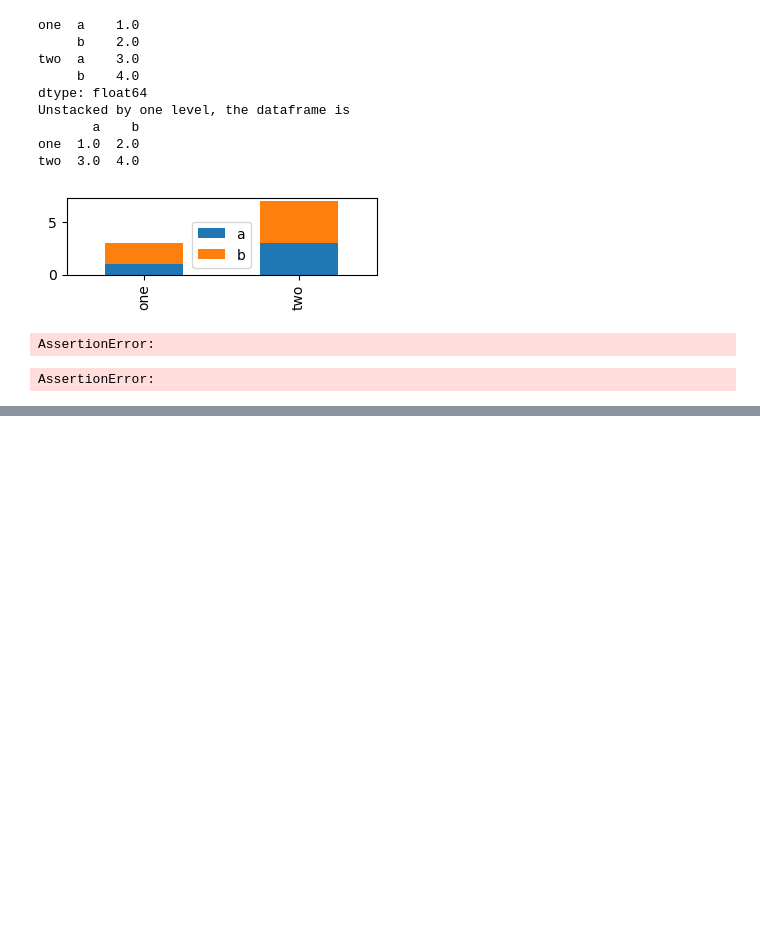
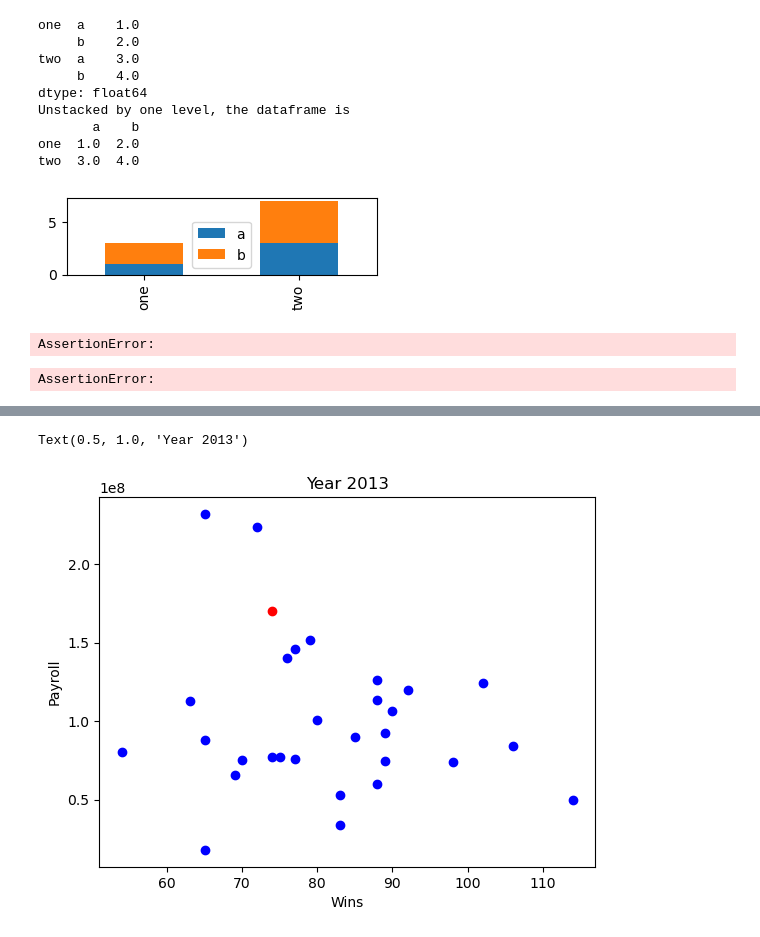
Before and after one commit to RyanColorado04/DataScience, a Jupyter notebook: homework2/hmwk2.ipynb, the cells around one changed output, grey strips where cells are left out. Cells and saved outputs as stored; diff of their text form; code cells hidden in the pictures; blank space fills up the shorter version.

```diff
--- a/homework2/hmwk2.ipynb
+++ b/homework2/hmwk2.ipynb
@@ -536,19 +533,19 @@ In this example, each dot represents the wins *vs* payroll for the different tea
 Again, this problem is best tackled using `groupby`. It's also useful to create a new DataFrame merging only the needed data from `Teams` and `Salaries` for a specific year. You may also want to review accessing specific values using `loc` in order to pull out the data for Oakland (OAK). You should produce 3 plots, one each for 1998, 2003 and 2013. From the plots, you'll see that Oakland moves from being a cheap losing team to a cheap winning team.
 # %%
 # your code here
+
 # Code for 1998
 teams = pd.read_csv('Teams.csv')
 # organize the data by sorting first by year, then by team
 dat = teams.groupby(['yearID', 'teamID'])
-dat = dat['W'] # select the 'wins' column
+# select the 'wins' column
+dat = dat['W']
 # within each group (year and team), add up the number of wins.
 dat = dat.sum().reset_index()
 # isolate just the wins for the year 1998
 dat = dat.loc[dat['yearID'] == 1998]
-# s = dat.loc[dat['teamID'] == 'OAK'].iloc[0][2]
 wins = dat['W'].to_numpy()
 
-#sals = pd.read_csv('Salaries.csv').groupby(['yearID', 'teamID'])['salary'].sum().reset_index().fillna(0)
 sals = pd.read_csv('Salaries.csv')
 sals = sals.groupby(['yearID', 'teamID'])
 sals = sals['salary'] # select the 'salary' column
@@ -580,7 +577,7 @@ dat = teams.groupby(['yearID', 'teamID'])
 dat = dat['W']
 dat = dat.sum().reset_index()
 dat = dat.loc[dat['yearID'] == 2013]
-wins2003 = dat['W'].to_numpy()
+wins2013 = dat['W'].to_numpy()
 
 sals = pd.read_csv('Salaries.csv')
 sals = sals.groupby(['yearID', 'teamID'])
@@ -588,7 +585,7 @@ sals = sals['salary']
 sals = sals.sum().reset_index()
 sals = sals.loc[sals['yearID'] == 2013]
 sals = sals.fillna(0)
-payroll2003 = sals['salary'].to_numpy()
+payroll2013 = sals['salary'].to_numpy()
 # %%
 
 # OAK = 20 in wins array
@@ -635 +621,18 @@ Text(0, 0.5, 'Payroll')
+# %%
+# 2013 graph
+i = 0
+for i in range(0, len(wins2013)):
+    x = wins[i]
+    y = payroll2013[i]
+    if i == 20:
+        plt.plot(x, y, 'ro')
+    else:
+        plt.plot(x, y, 'bo')
+
+plt.xlabel('Wins')
+plt.ylabel('Payroll')
+plt.title("Year 2013")
+# %% [output]
+Text(0.5, 1.0, 'Year 2013')
+[figure, added]
 # %%
```
Also changed, not shown: parts of 6 cells of this notebook.
